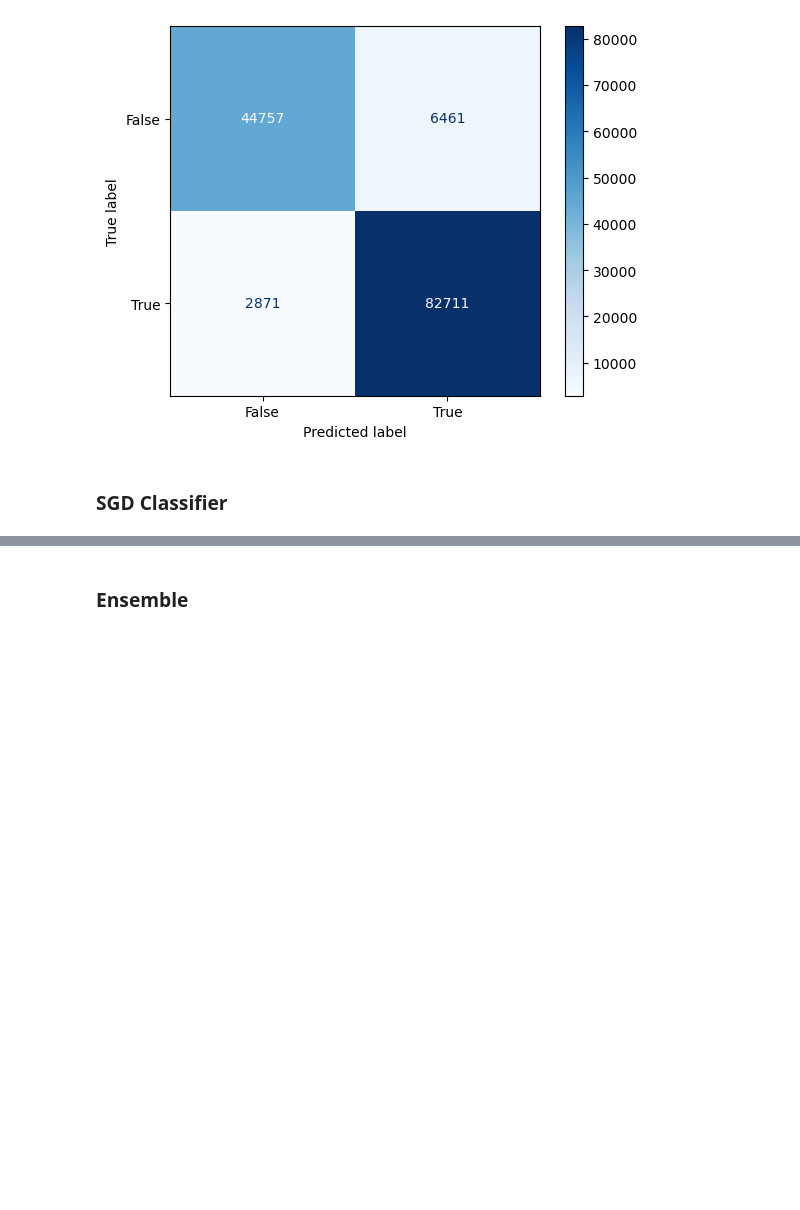
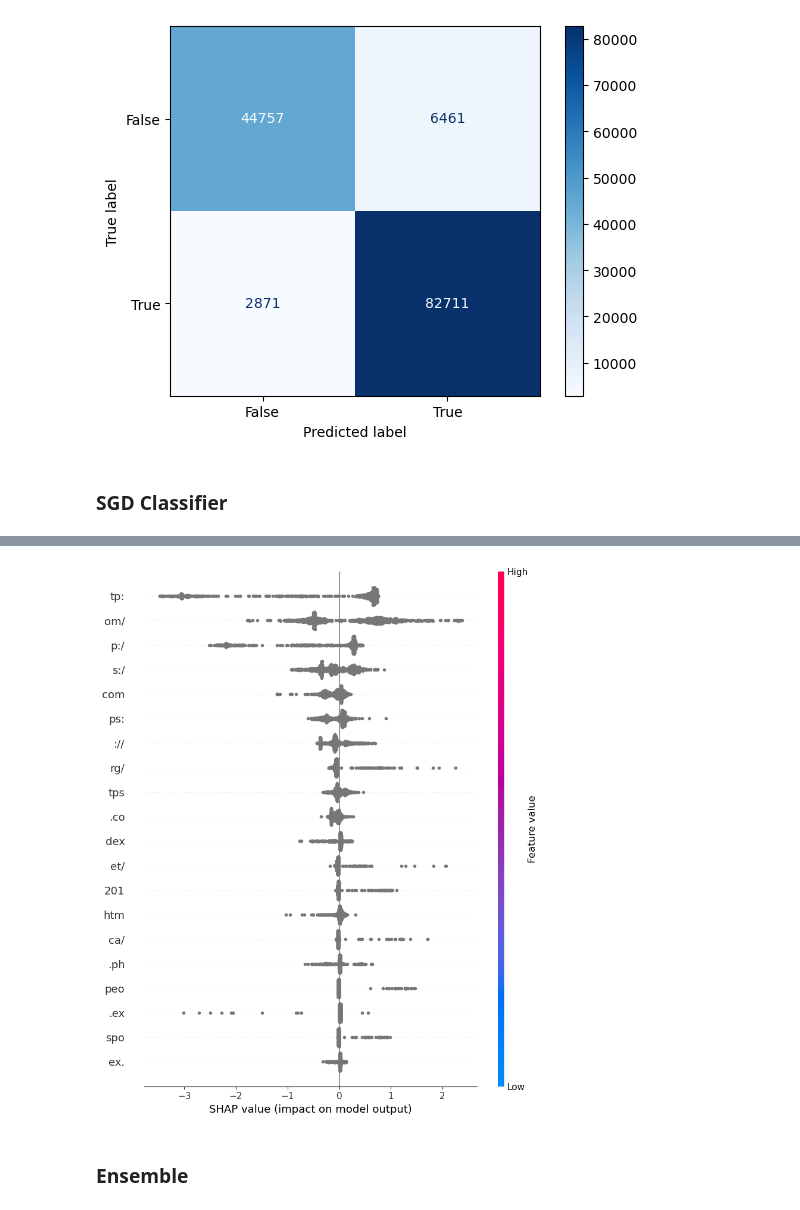
Before and after one commit to aleradamantis99/MaliciousURLDetection, a Jupyter notebook: TFM.ipynb, the cells around one changed output, grey strips where cells are left out. Saved outputs shown, nothing was run; the diff lists cells and outputs as text; code cells hidden in the pictures; blank space fills up the shorter version.

```diff
--- a/TFM.ipynb
+++ b/TFM.ipynb
@@ -341,3 +341,5 @@ df['n_query_arguments'] = df['url_parse_object'].apply(lambda u: u.query.count('
 df['n_digits'] = df['url'].apply(lambda s: sum(c.isdigit() for c in s))
 # %%
 df = df.replace({False: 0, True: 1})
+# %%
+df['path'] = df['url_parse_object'].apply(lambda u: u.path)
@@ -1672,0 +1736,8 @@ show_results(clf_CC, X_train, y_train, X_test, y_test)
+# %%
+feature_names=vectorizerTFIDF.get_feature_names_out()
+# %%
+import shap
+X_sample = shap.sample(X_train, 1000)
+explainer = shap.TreeExplainer(clf_xgb, feature_names=vectorizerTFIDF.get_feature_names_out())
+
+shap_values = explainer.shap_values(vectorizerTFIDF.transform(['https://br-icloud.com.br/']))
@@ -1673,3 +1751,7 @@ show_results(clf_CC, X_train, y_train, X_test, y_test)
+# %%
+shap.summary_plot(shap_values, X_sample, feature_names=feature_names)
+# %% [output]
+[figure, added]
 # %% [markdown]
 ### Ensemble
 # %%
```
Also changed, not shown: parts of 24 cells of this notebook, 2 other files.
